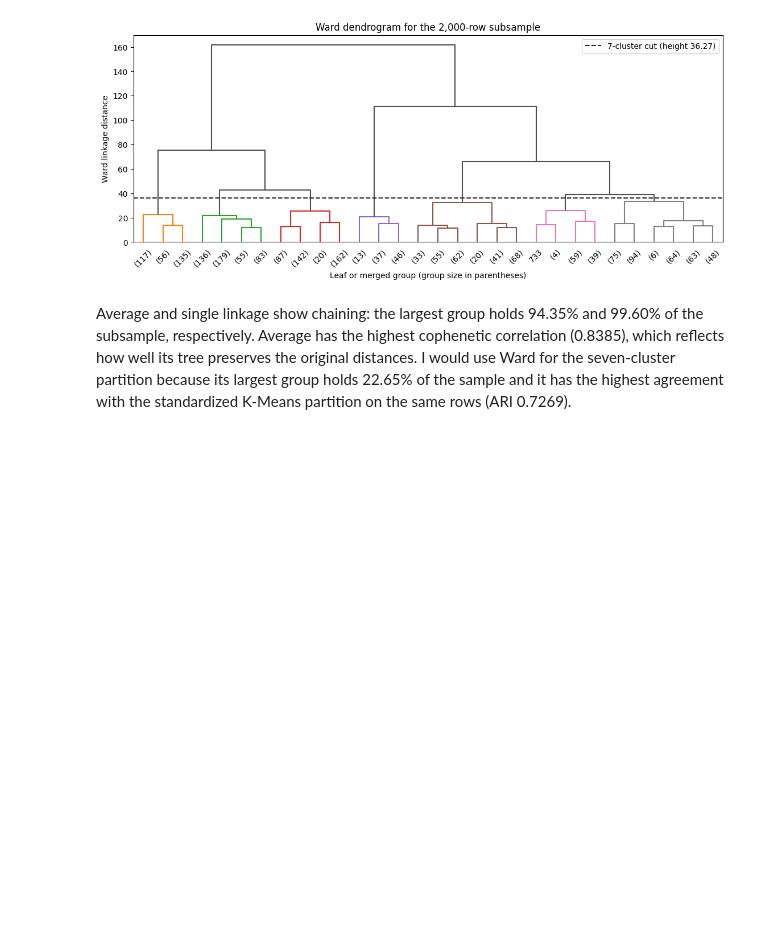
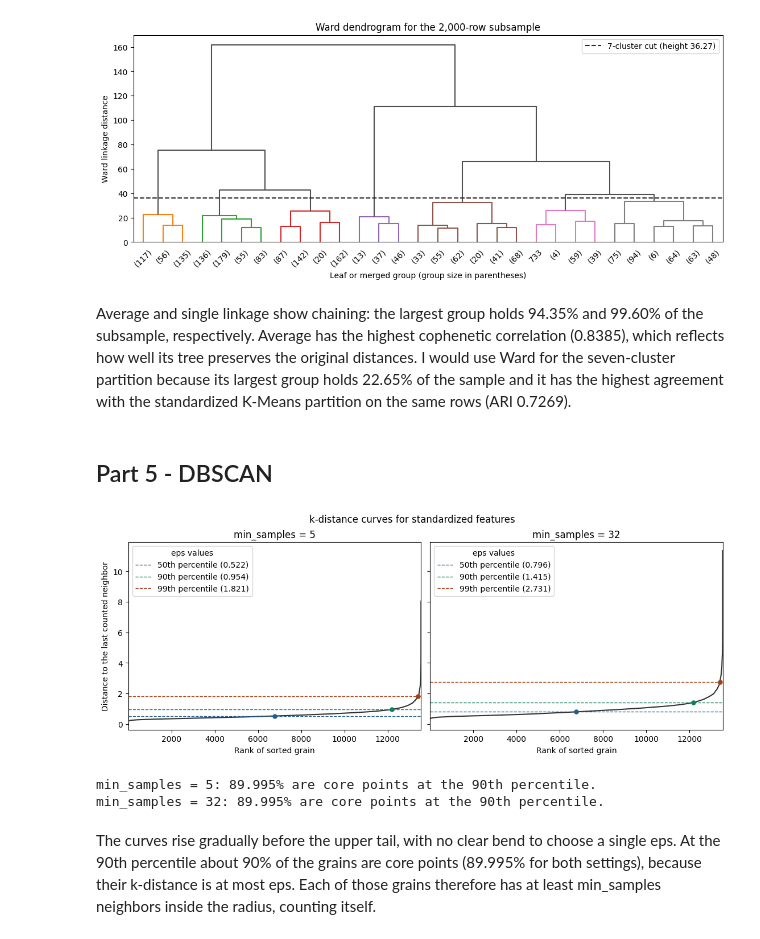
Before and after one commit to ShakenbaevD/Shakenbayev_ML_lab_5, a Jupyter notebook: Shakenbayev_task5.ipynb, the cells around one changed output. Cells and saved outputs as stored; diff of their text form; code cells hidden in the pictures; blank space fills up the shorter version.

Commit message:
Evaluate DBSCAN with k-distance percentiles

```diff
--- a/Shakenbayev_task5.ipynb
+++ b/Shakenbayev_task5.ipynb
@@ -374,3 +374,59 @@ Cut height: 36.2668 (7 clusters)
 [figure]
 # %% [markdown]
 Average and single linkage show chaining: the largest group holds 94.35% and 99.60% of the subsample, respectively. Average has the highest cophenetic correlation (0.8385), which reflects how well its tree preserves the original distances. I would use Ward for the seven-cluster partition because its largest group holds 22.65% of the sample and it has the highest agreement with the standardized K-Means partition on the same rows (ARI 0.7269).
+# %% [markdown]
+## Part 5 - DBSCAN
+# %%
+from sklearn.cluster import DBSCAN
+from sklearn.neighbors import NearestNeighbors
+
+def k_distances(X, min_samples):
+    """Return the n k-distances in ascending order."""
+    neighbors = NearestNeighbors(n_neighbors=min_samples, algorithm="kd_tree").fit(X)
+    # Explicitly query the training points so each point counts as a neighbor.
+    distances, _ = neighbors.kneighbors(X)
+    return np.sort(distances[:, -1])
+# %%
+min_samples_values = (5, 32)
+eps_percentiles = (50, 90, 99)
+k_distance_curves = {
+    min_samples: k_distances(Xs, min_samples)
+    for min_samples in min_samples_values
+}
+eps_values = {
+    (min_samples, percentile): float(np.quantile(curve, percentile / 100))
+    for min_samples, curve in k_distance_curves.items()
+    for percentile in eps_percentiles
+}
+
+fig, axes = plt.subplots(1, 2, figsize=(11, 4.3), sharey=True, layout="constrained")
+percentile_colors = ("#245d8b", "#13805c", "#a63e18")
+for ax, (min_samples, curve) in zip(axes, k_distance_curves.items()):
+    ranks = np.arange(1, len(curve) + 1)
+    ax.plot(ranks, curve, color="#333333", linewidth=1.5)
+    for percentile, color in zip(eps_percentiles, percentile_colors):
+        eps = eps_values[min_samples, percentile]
+        rank_at_percentile = 1 + (len(curve) - 1) * percentile / 100
+        ax.axhline(
+            eps, color=color, linestyle="--", linewidth=1,
+            label=f"{percentile}th percentile ({eps:.3f})",
+        )
+        ax.scatter(rank_at_percentile, eps, color=color, s=26, zorder=3)
+    ax.set_title(f"min_samples = {min_samples}")
+    ax.set_xlabel("Rank of sorted grain")
+    ax.set_xlim(1, len(curve))
+    ax.legend(loc="upper left", title="eps values")
+
+axes[0].set_ylabel("Distance to the last counted neighbor")
+fig.suptitle("k-distance curves for standardized features")
+plt.show()
+
+for min_samples, curve in k_distance_curves.items():
+    share_at_90 = np.mean(curve <= eps_values[min_samples, 90])
+    print(f"min_samples = {min_samples}: {share_at_90:.3%} are core points at the 90th percentile.")
+# %% [output]
+[figure, added]
+min_samples = 5: 89.995% are core points at the 90th percentile.
+min_samples = 32: 89.995% are core points at the 90th percentile.
+# %% [markdown]
+The curves rise gradually before the upper tail, with no clear bend to choose a single eps. At the 90th percentile about 90% of the grains are core points (89.995% for both settings), because their k-distance is at most eps. Each of those grains therefore has at least min_samples neighbors inside the radius, counting itself.
```
Also changed, not shown: parts of 2 cells of this notebook.
